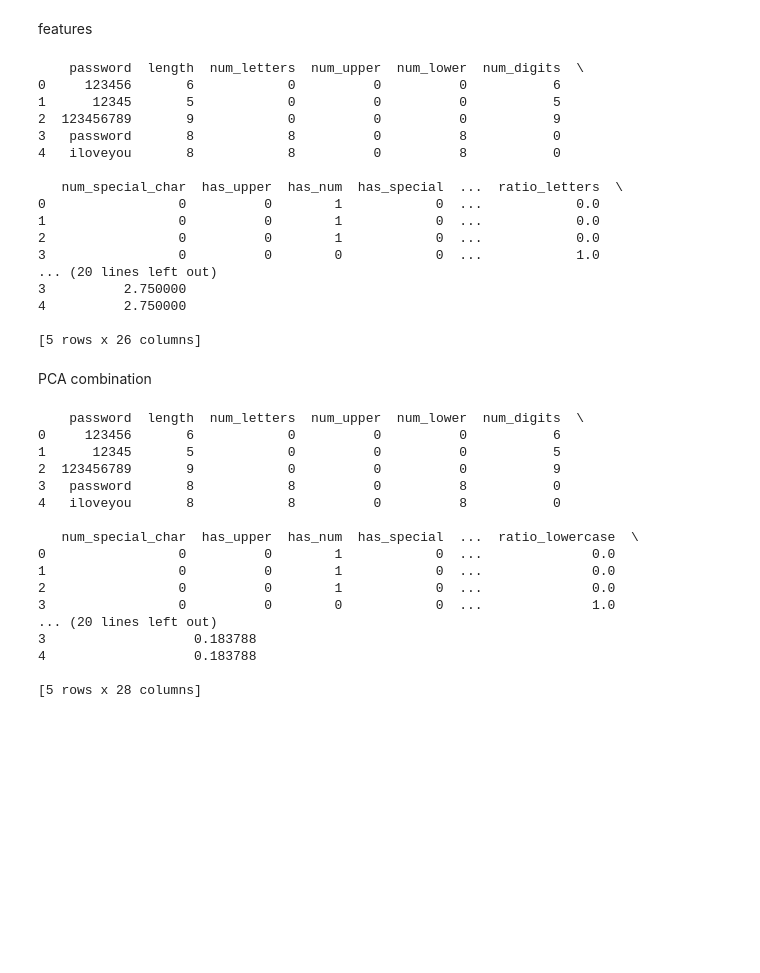
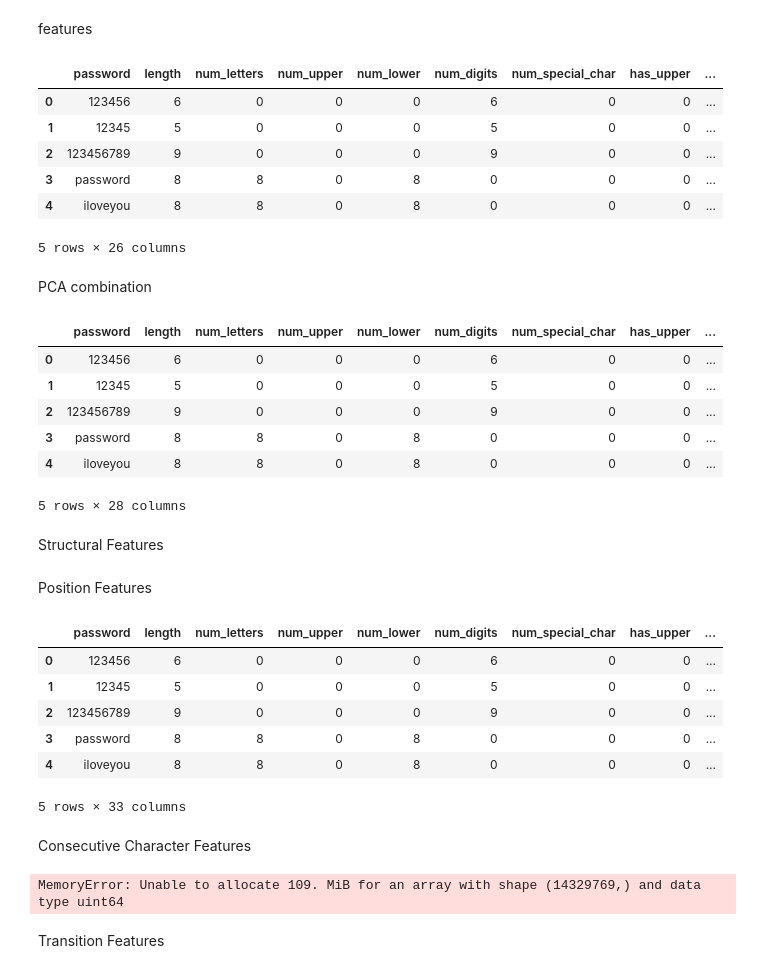
Before and after one commit to SW-PR-ORG/backend, a Jupyter notebook: Rockyou dataset.ipynb, the cells around one changed output. Drawn from its saved outputs; the diff is of its cells as text; code cells hidden in the pictures; blank space fills up the shorter version.

Commit message:
add more structural features

```diff
--- a/Rockyou dataset.ipynb
+++ b/Rockyou dataset.ipynb
@@ -185,25 +157,15 @@ df["bigram_entropy"] = df["password"].apply(bigram_entropy)
 df["pattern_entropy"] = df["password"].apply(pattern_entropy)
 df["keyboard_entropy"] = df["password"].apply(keyboard_entropy)
 # %%
-print(df.head())
+df.head()
 # %% [output]
+|  | password | length | num_letters | num_upper | num_lower | num_digits | num_special_char | has_upper | ... |
+| 0 | 123456 | 6 | 0 | 0 | 0 | 6 | 0 | 0 | ... |
+| 1 | 12345 | 5 | 0 | 0 | 0 | 5 | 0 | 0 | ... |
+| 2 | 123456789 | 9 | 0 | 0 | 0 | 9 | 0 | 0 | ... |
+| 3 | password | 8 | 8 | 0 | 8 | 0 | 0 | 0 | ... |
+| 4 | iloveyou | 8 | 8 | 0 | 8 | 0 | 0 | 0 | ... |
-    password  length  num_letters  num_upper  num_lower  num_digits  \
-0     123456       6            0          0          0           6
-1      12345       5            0          0          0           5
-2  123456789       9            0          0          0           9
-3   password       8            8          0          8           0
-4   iloveyou       8            8          0          8           0
-
-   num_special_char  has_upper  has_num  has_special  ...  ratio_letters  \
-0                 0          0        1            0  ...            0.0
-1                 0          0        1            0  ...            0.0
-2                 0          0        1            0  ...            0.0
-3                 0          0        0            0  ...            1.0
-... (20 lines left out)
-3          2.750000
-4          2.750000
-
-[5 rows x 26 columns]
+5 rows × 26 columns
 # %% [markdown]
 PCA combination
 # %%
@@ -241,22 +203,16 @@ df["combined_entropy_pca_norm"] = (df["combined_entropy_pca"] - df["combined_ent
     df["combined_entropy_pca"].max() - df["combined_entropy_pca"].min()
 )
 # %%
-print(df.head())
+df.head()
 # %% [output]
+|  | password | length | num_letters | num_upper | num_lower | num_digits | num_special_char | has_upper | ... |
+| 0 | 123456 | 6 | 0 | 0 | 0 | 6 | 0 | 0 | ... |
+| 1 | 12345 | 5 | 0 | 0 | 0 | 5 | 0 | 0 | ... |
+| 2 | 123456789 | 9 | 0 | 0 | 0 | 9 | 0 | 0 | ... |
+| 3 | password | 8 | 8 | 0 | 8 | 0 | 0 | 0 | ... |
+| 4 | iloveyou | 8 | 8 | 0 | 8 | 0 | 0 | 0 | ... |
-    password  length  num_letters  num_upper  num_lower  num_digits  \
-0     123456       6            0          0          0           6
-1      12345       5            0          0          0           5
-2  123456789       9            0          0          0           9
-3   password       8            8          0          8           0
-4   iloveyou       8            8          0          8           0
-
-   num_special_char  has_upper  has_num  has_special  ...  ratio_lowercase  \
-0                 0          0        1            0  ...              0.0
-1                 0          0        1            0  ...              0.0
-2                 0          0        1            0  ...              0.0
-3                 0          0        0            0  ...              1.0
-... (20 lines left out)
-3                   0.183788
-4                   0.183788
-
-[5 rows x 28 columns]
+5 rows × 28 columns
+# %% [markdown]
+Structural Features
+# %% [markdown]
+Position Features
@@ -262,0 +271,12 @@ print(df.head())
+# %%
+df.head()
+# %% [output]
+|  | password | length | num_letters | num_upper | num_lower | num_digits | num_special_char | has_upper | ... |
+| 0 | 123456 | 6 | 0 | 0 | 0 | 6 | 0 | 0 | ... |
+| 1 | 12345 | 5 | 0 | 0 | 0 | 5 | 0 | 0 | ... |
+| 2 | 123456789 | 9 | 0 | 0 | 0 | 9 | 0 | 0 | ... |
+| 3 | password | 8 | 8 | 0 | 8 | 0 | 0 | 0 | ... |
+| 4 | iloveyou | 8 | 8 | 0 | 8 | 0 | 0 | 0 | ... |
+5 rows × 33 columns
+# %% [markdown]
+Consecutive Character Features
@@ -262,0 +309,5 @@ print(df.head())
+# %%
+consecutive_df = pd.DataFrame(df['password'].apply(max_consecutive_counts).tolist())
+df = pd.concat([df, consecutive_df], axis=1)
+# %% [output]
+MemoryError: Unable to allocate 109. MiB for an array with shape (14329769,) and data type uint64
@@ -262,0 +316,2 @@ print(df.head())
+# %% [markdown]
+Transition Features
```
Also changed, not shown: parts of 16 cells of this notebook.
